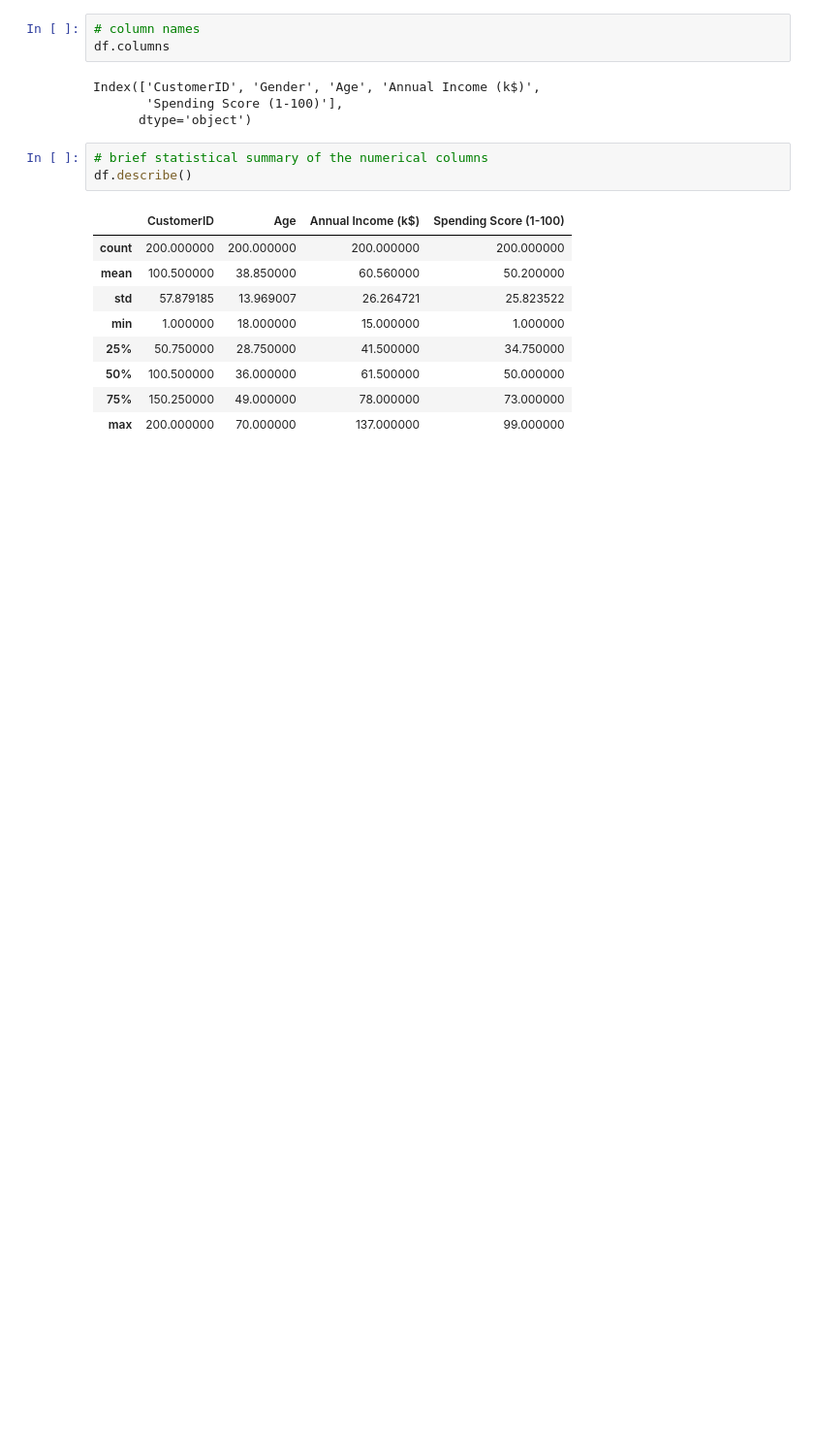
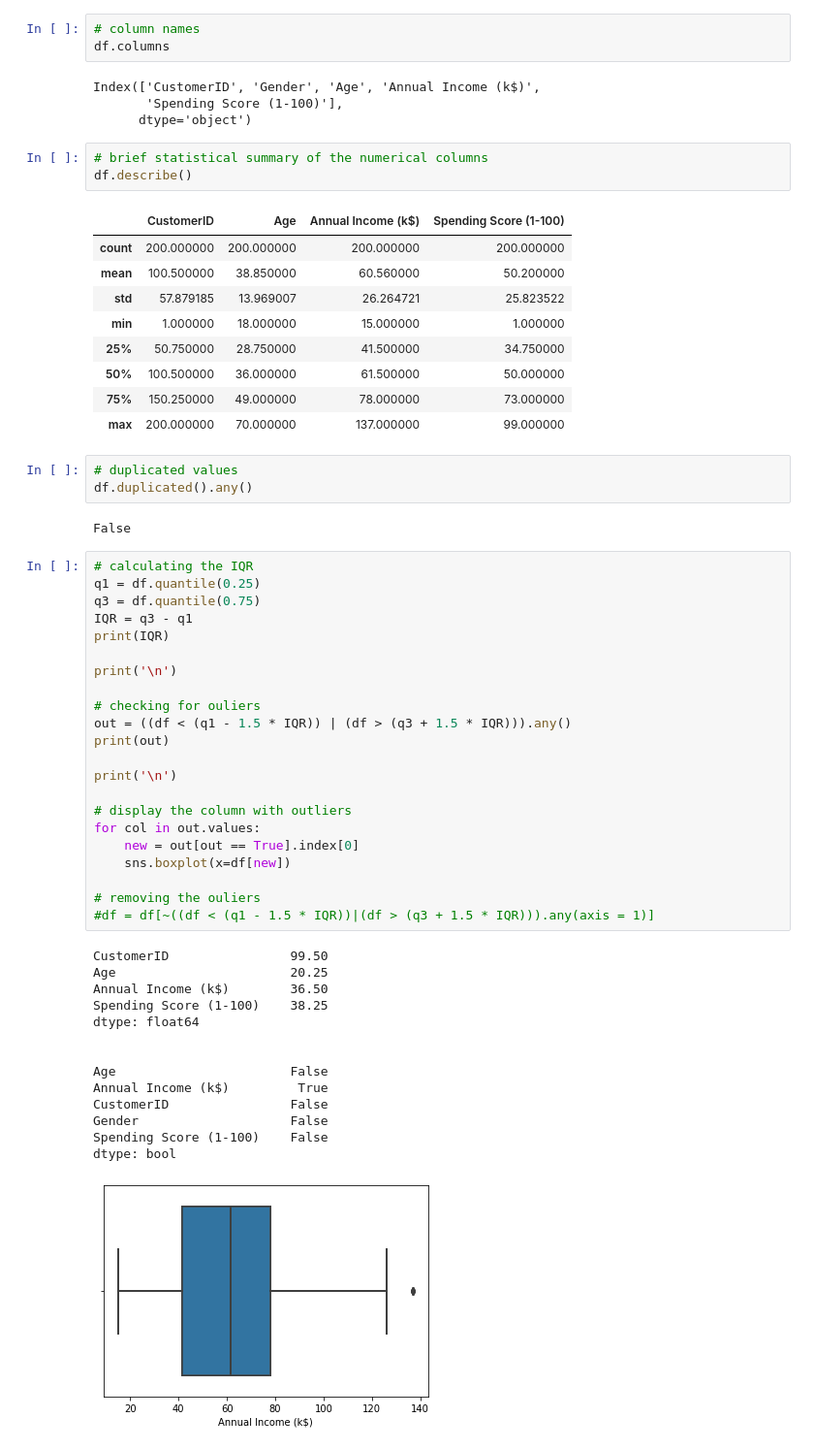
Before and after one commit to antonygatua/playing-with-data, a Jupyter notebook: Mall_customers/customer.ipynb, the cells around one changed output. Shown at 97% size. Cells and saved outputs as stored; diff of their text form; blank space fills up the shorter version.

```diff
--- a/Mall_customers/customer.ipynb
+++ b/Mall_customers/customer.ipynb
@@ -51,6 +54,48 @@ df.describe()
 | 50% | 100.500000 | 36.000000 | 61.500000 | 50.000000 |
 | 75% | 150.250000 | 49.000000 | 78.000000 | 73.000000 |
 | max | 200.000000 | 70.000000 | 137.000000 | 99.000000 |
+# %%
+# duplicated values
+df.duplicated().any()
+# %% [output]
+False
+# %%
+# calculating the IQR
+q1 = df.quantile(0.25)
+q3 = df.quantile(0.75)
+IQR = q3 - q1
+print(IQR)
+
+print('\n')
+
+# checking for ouliers
+out = ((df < (q1 - 1.5 * IQR)) | (df > (q3 + 1.5 * IQR))).any()
+print(out)
+
+print('\n')
+
+# display the column with outliers
+for col in out.values:
+    new = out[out == True].index[0]
+    sns.boxplot(x=df[new])
+
+# removing the ouliers
+#df = df[~((df < (q1 - 1.5 * IQR))|(df > (q3 + 1.5 * IQR))).any(axis = 1)]
+# %% [output]
+CustomerID                99.50
+Age                       20.25
+Annual Income (k$)        36.50
+Spending Score (1-100)    38.25
+dtype: float64
+
+
+Age                       False
+Annual Income (k$)         True
+CustomerID                False
+Gender                    False
+Spending Score (1-100)    False
+dtype: bool
+[figure, added]
 # %%
 # distribution of the customers according to gender
 
```
Also changed, not shown: parts of 11 cells of this notebook, 3 other files.
